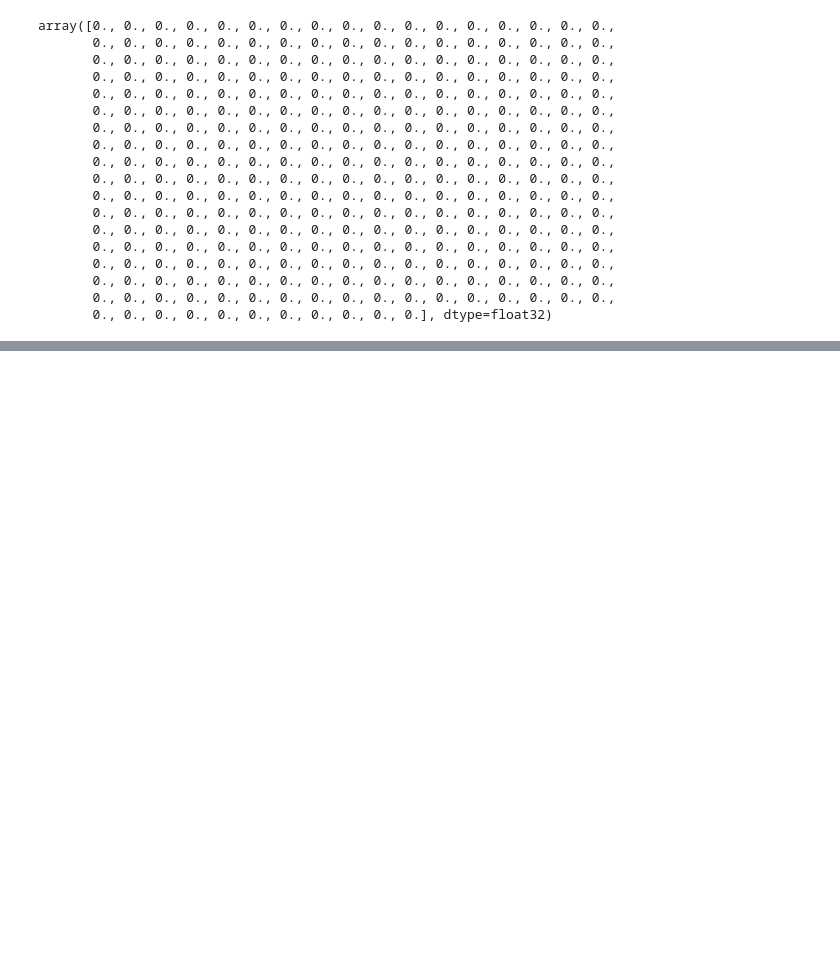
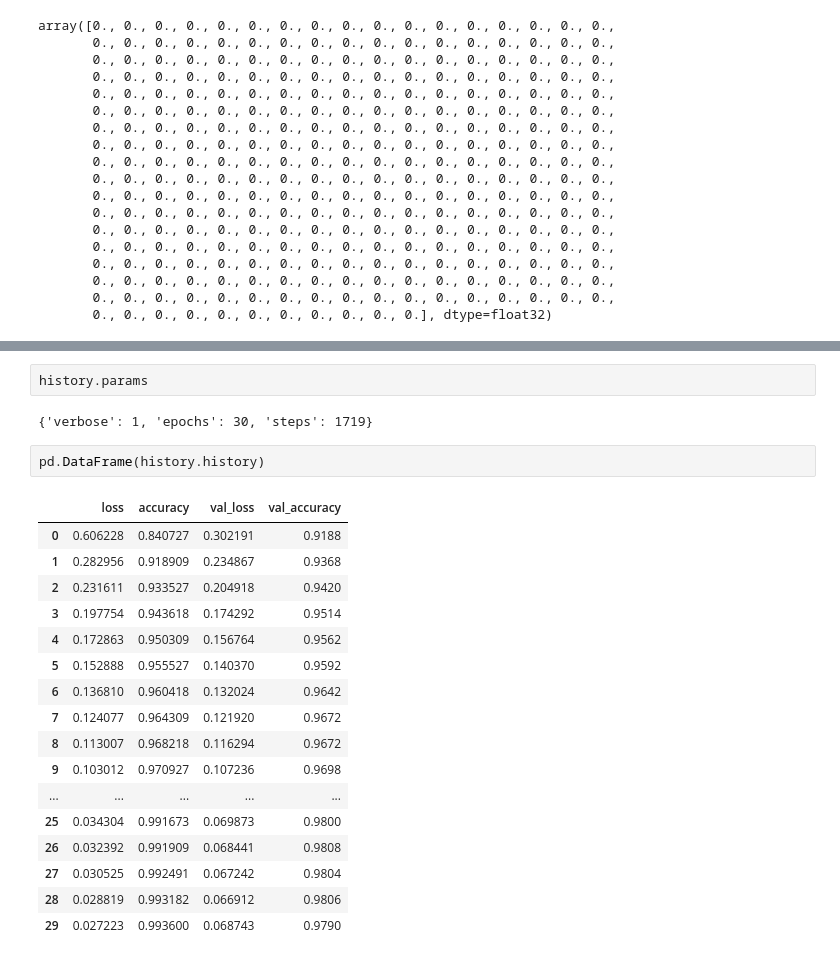
Before and after one commit to 27priyanshu/ANN-using-Keras, a Jupyter notebook: ANN_using_Keras.ipynb, the cells around one changed output, grey strips where cells are left out. Cells and saved outputs as stored; diff of their text form; blank space fills up the shorter version.

```diff
--- a/ANN_using_Keras.ipynb
+++ b/ANN_using_Keras.ipynb
@@ -186,0 +229,24 @@ array([0., 0., 0., 0., 0., 0., 0., 0., 0., 0., 0., 0., 0., 0., 0., 0., 0.,
+# %%
+history.params
+# %% [output]
+{'verbose': 1, 'epochs': 30, 'steps': 1719}
+# %%
+pd.DataFrame(history.history)
+# %% [output]
+|  | loss | accuracy | val_loss | val_accuracy |
+| 0 | 0.606228 | 0.840727 | 0.302191 | 0.9188 |
+| 1 | 0.282956 | 0.918909 | 0.234867 | 0.9368 |
+| 2 | 0.231611 | 0.933527 | 0.204918 | 0.9420 |
+| 3 | 0.197754 | 0.943618 | 0.174292 | 0.9514 |
+| 4 | 0.172863 | 0.950309 | 0.156764 | 0.9562 |
+| 5 | 0.152888 | 0.955527 | 0.140370 | 0.9592 |
+| 6 | 0.136810 | 0.960418 | 0.132024 | 0.9642 |
+| 7 | 0.124077 | 0.964309 | 0.121920 | 0.9672 |
+| 8 | 0.113007 | 0.968218 | 0.116294 | 0.9672 |
+| 9 | 0.103012 | 0.970927 | 0.107236 | 0.9698 |
+| ... | ... | ... | ... | ... |
+| 25 | 0.034304 | 0.991673 | 0.069873 | 0.9800 |
+| 26 | 0.032392 | 0.991909 | 0.068441 | 0.9808 |
+| 27 | 0.030525 | 0.992491 | 0.067242 | 0.9804 |
+| 28 | 0.028819 | 0.993182 | 0.066912 | 0.9806 |
+| 29 | 0.027223 | 0.993600 | 0.068743 | 0.9790 |
```
Also changed, not shown: parts of 17 cells of this notebook.
